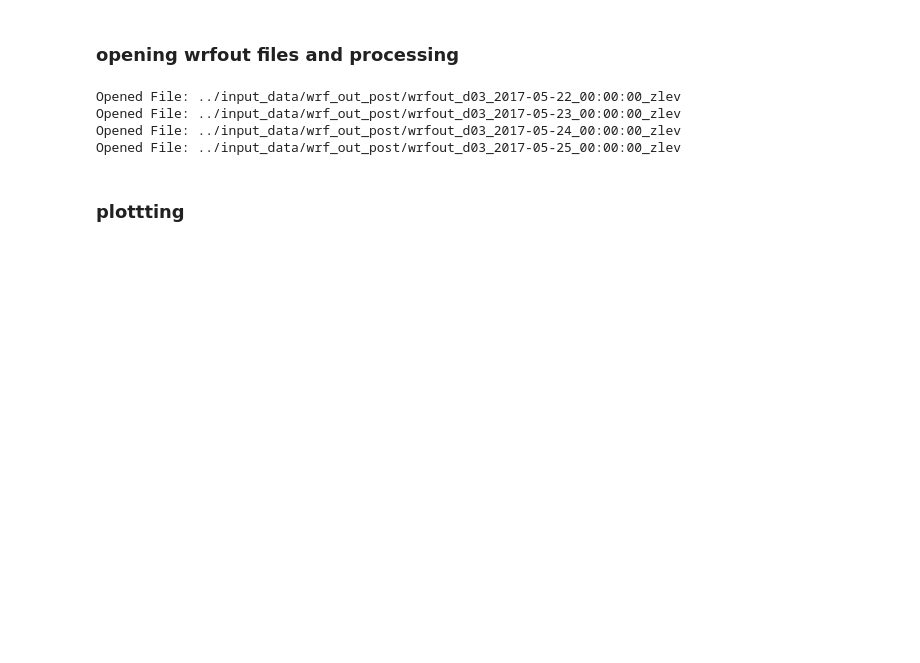
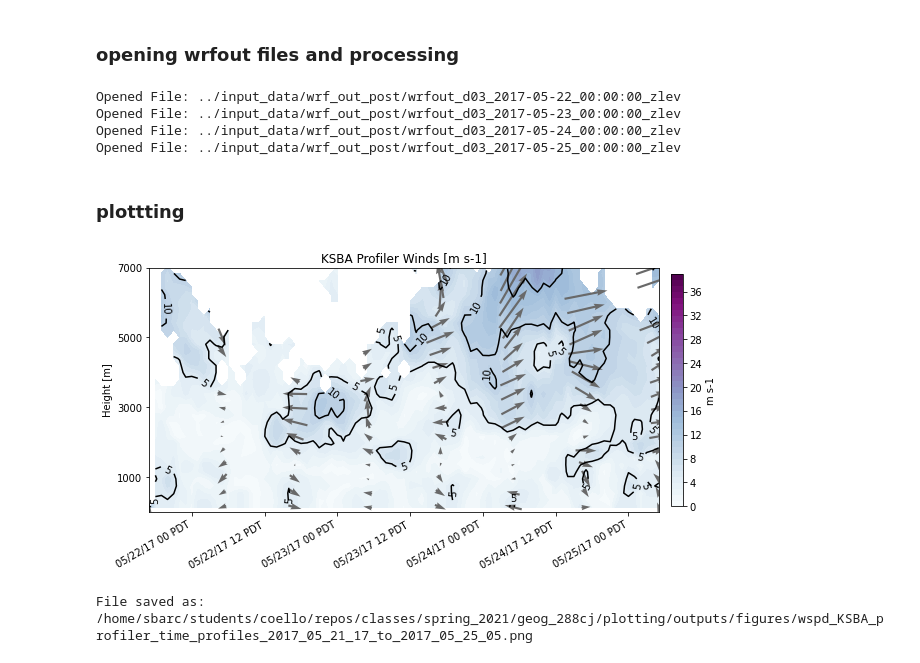
Before and after one commit to mmcoello/spring_2021, a Jupyter notebook: geog_288cj/plotting/analysis/profiler_data_v_wrf.ipynb, the cells around one changed output. Saved outputs shown, nothing was run; the diff lists cells and outputs as text; code cells hidden in the pictures; blank space fills up the shorter version.

```diff
--- a/geog_288cj/plotting/analysis/profiler_data_v_wrf.ipynb
+++ b/geog_288cj/plotting/analysis/profiler_data_v_wrf.ipynb
@@ -197,6 +189,7 @@ array([ 0.,  0.,  0.,  0.,  0.,  0.,  0.,  0.,  0.,  0.,  0.,  0.,  0.,
 # %%
-wind_ds = xr.Dataset({'wspd': (['height','time'], wind['wspd']),
-                      'wdir': (['height','time'], wind['wdir']),
-                      'u': (['height','time'], wind['u']),
-                      'v': (['height','time'], wind['v'])},
-                      coords = {'time': wind_time, 'height': wind['height'][:,0]})
+# turn wind data into xarray dataset
+wind_ds = xr.Dataset({'wspd': (['height','time'], wind['wspd2']),
+                      'wdir': (['height','time'], wind['wdir2']),
+                      'u': (['height','time'], wind['u2']),
+                      'v': (['height','time'], wind['v2']),},
+                      coords = {'time': wind_time, 'height': wind['height2'][:,0]})
@@ -208,2 +196,2 @@ wind_ds['wspd'].sel(time = '2016-08-23T19:00:00.000000000').plot(y = 'height')
 # %%
-wind_ds['wspd'].sel(time = slice('2016-08-23T19:00:00.000000000', '2016-08-24T19:00:00.000000000')).plot(y = 'height')
+wind_ds = wind_ds.sel(time = slice('2017-05-21T17:00:00.000000000', '2017-05-25T05:00:00.000000000'))
@@ -368,2 +267,14 @@ hght_grid_wrf, times_grid_wrf = np.meshgrid(dwrf.z.values, dwrf.time.values)
 # %% [markdown]
 ### plottting
+# %%
+ymax = 7000
+# %%
+wnd_min = 0
+wnd_max = 40
+
+plot_radiosonde_profiles(wind_times_grid, wind_hght_grid, wind_ds['wspd'], wnd_min, wnd_max, 'm s-1', \
+                         'KSBA Profiler Winds [m s-1]', 'wspd_KSBA',\
+                         'BuPu', 5, True, 2, 12, wind_ds['u'], wind_ds['v'], ymax, fig_outdir)
+# %% [output]
+[figure, added]
+File saved as: /home/sbarc/students/coello/repos/classes/spring_2021/geog_288cj/plotting/outputs/figures/wspd_KSBA_profiler_time_profiles_2017_05_21_17_to_2017_05_25_05.png
```
Also changed, not shown: parts of 24 cells of this notebook, 8 other files.
